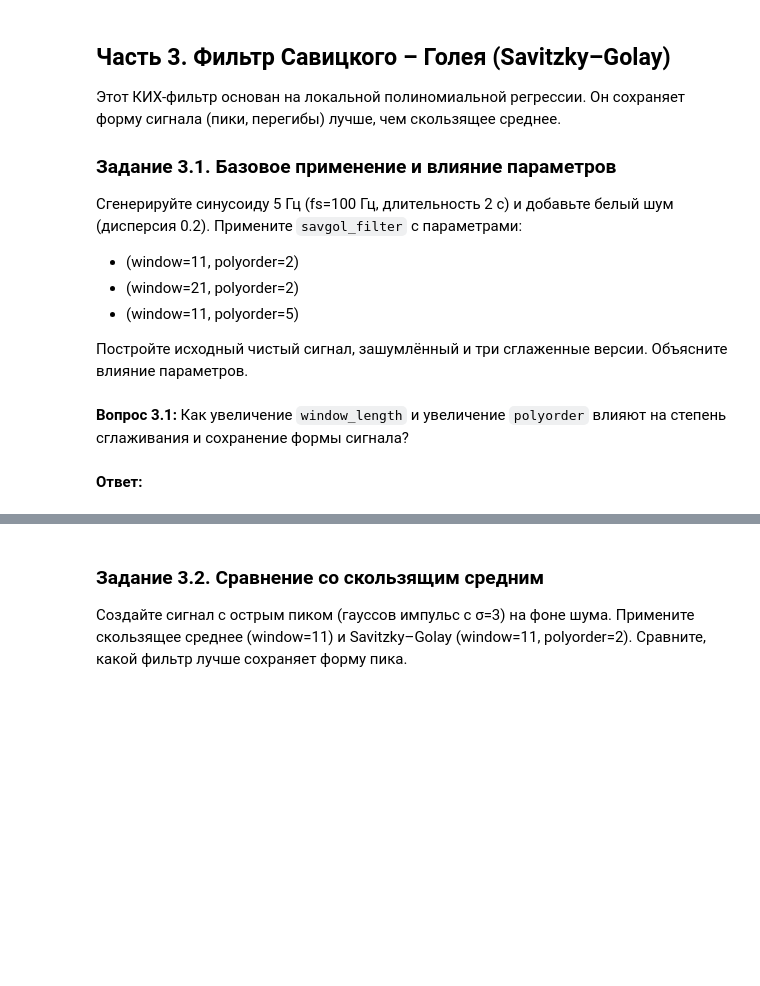
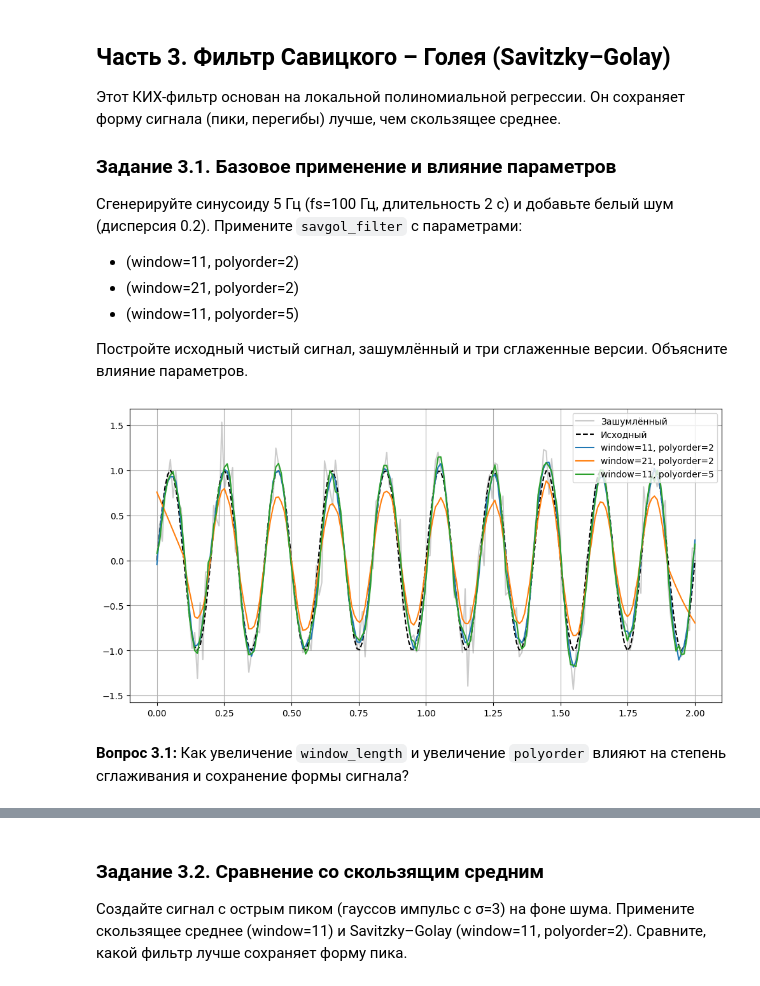
Before and after one commit to ilya-agafonov/dsp-seminars, a Jupyter notebook: seminars/5_Agafonov.ipynb, the cells around one changed output, grey strips where cells are left out. Cells and saved outputs as stored; diff of their text form; code cells hidden in the pictures; blank space fills up the shorter version.

```diff
--- a/seminars/5_Agafonov.ipynb
+++ b/seminars/5_Agafonov.ipynb
@@ -256,20 +301,27 @@ plt.show()
 # %%
 fs = 100
 t = np.linspace(0, 2, 2*fs)
 x_clean = np.sin(2*np.pi*5*t)
 noise = 0.2 * np.random.randn(len(t))
 x_noisy = x_clean + noise
 
 # Ваш код здесь: применить savgol_filter с разными параметрами
+y1 = savgol_filter(x_noisy, window_length=11, polyorder=2)
+y2 = savgol_filter(x_noisy, window_length=21, polyorder=2)
+y3 = savgol_filter(x_noisy, window_length=11, polyorder=5)
+
 
 plt.figure(figsize=(12,6))
 plt.plot(t, x_noisy, 'gray', alpha=0.4, label='Зашумлённый')
 plt.plot(t, x_clean, 'k--', label='Исходный')
 # Ваш код здесь: добавить графики y1, y2, y3
+plt.plot(t, y1, label='window=11, polyorder=2')
+plt.plot(t, y2, label='window=21, polyorder=2')
+plt.plot(t, y3, label='window=11, polyorder=5')
 plt.legend()
 plt.grid()
 plt.show()
+# %% [output]
+[figure, added]
 # %% [markdown]
 **Вопрос 3.1:** Как увеличение `window_length` и увеличение `polyorder` влияют на степень сглаживания и сохранение формы сигнала?
-# %% [markdown]
-**Ответ:**
```
Also changed, not shown: parts of 22 cells of this notebook.
